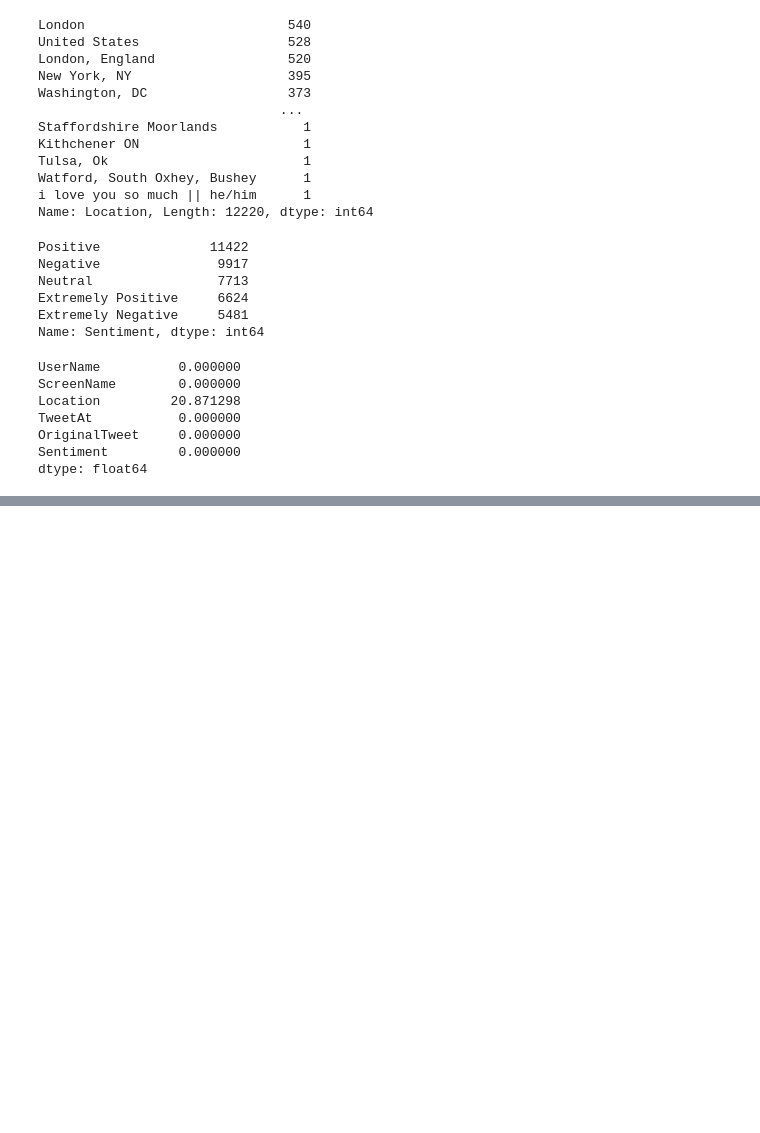
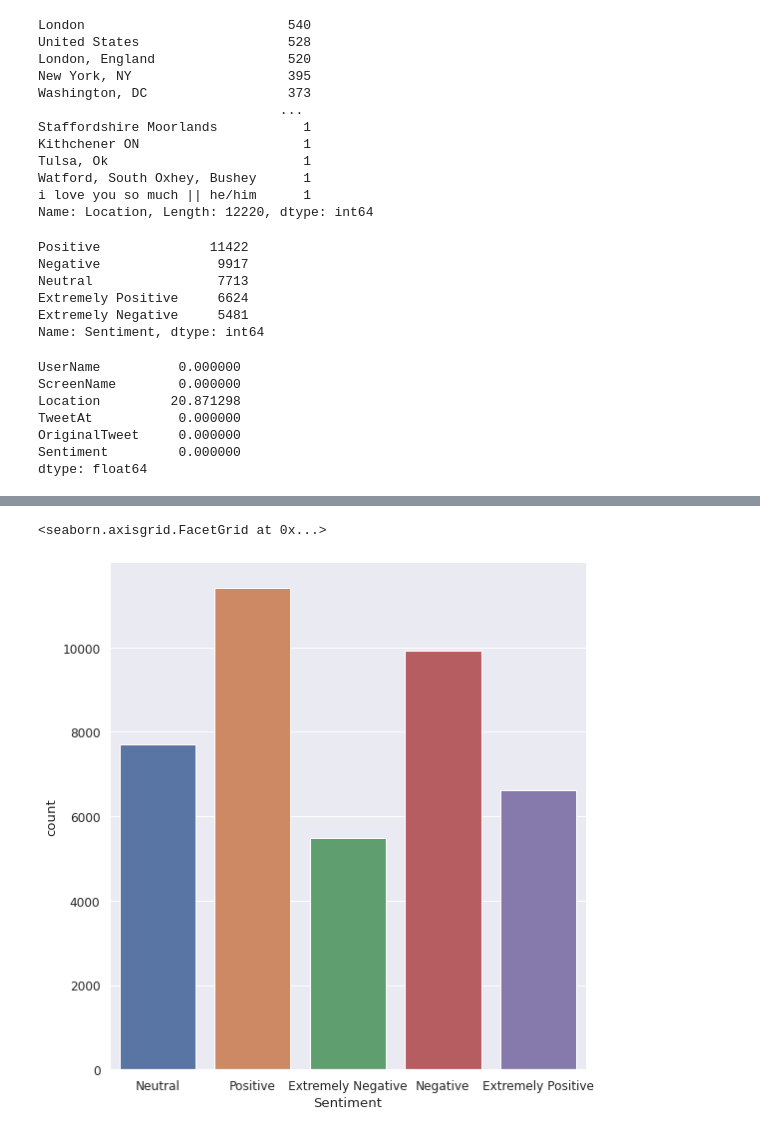
Before and after one commit to MOHD-TAUFIQUE/Classification-Project, a Jupyter notebook: Copy_of_Coronavirus_Tweet_Sentiment_Analysis_Capstone_Project.ipynb, the cells around one changed output, grey strips where cells are left out. Cells and saved outputs as stored; diff of their text form; code cells hidden in the pictures; blank space fills up the shorter version.

```diff
--- a/Copy_of_Coronavirus_Tweet_Sentiment_Analysis_Capstone_Project.ipynb
+++ b/Copy_of_Coronavirus_Tweet_Sentiment_Analysis_Capstone_Project.ipynb
@@ -150,0 +186,6 @@ dtype: float64
+# %%
+sns.set(font_scale=1.1)
+sns.catplot("Sentiment", data=corona_tweet_df, kind="count", height=8)
+# %% [output]
+<seaborn.axisgrid.FacetGrid at 0x...>
+[figure, added]
```
Also changed, not shown: parts of 6 cells of this notebook.
